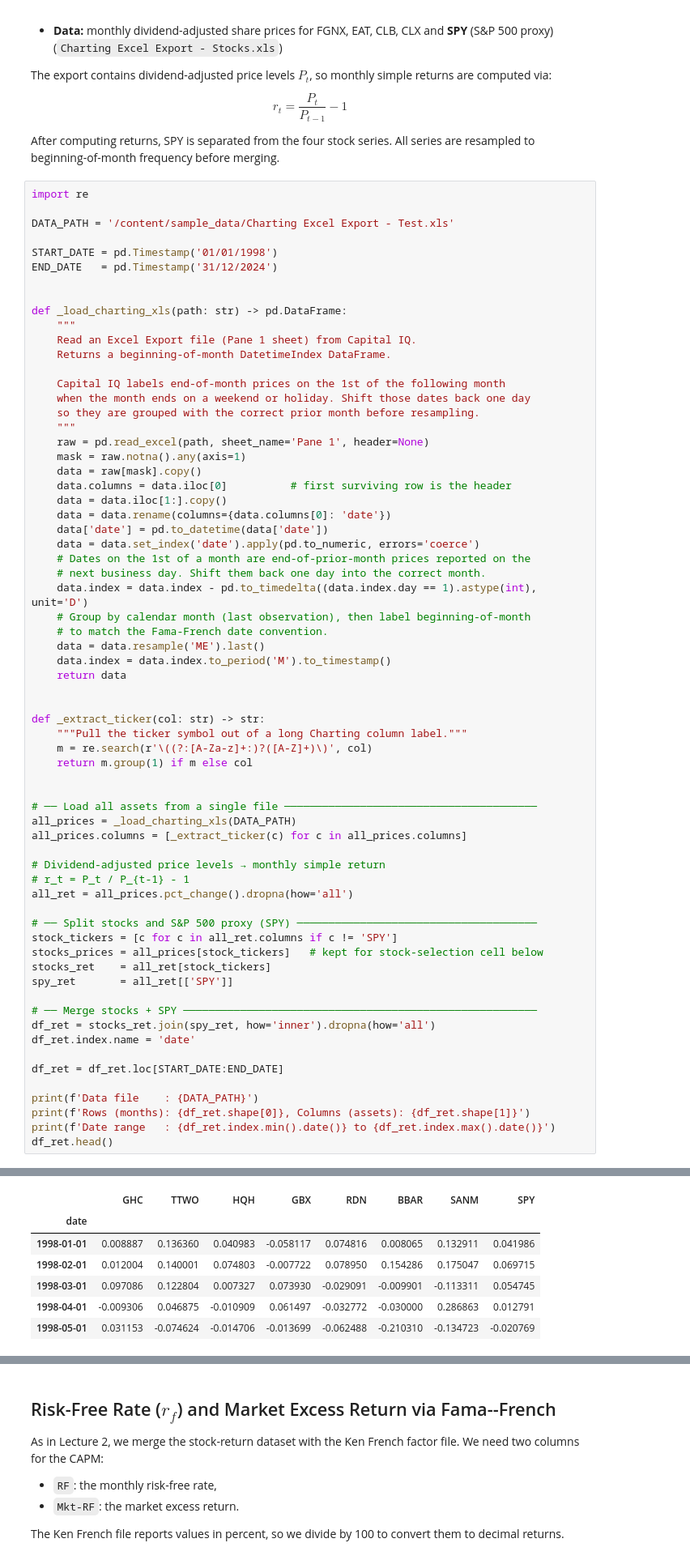
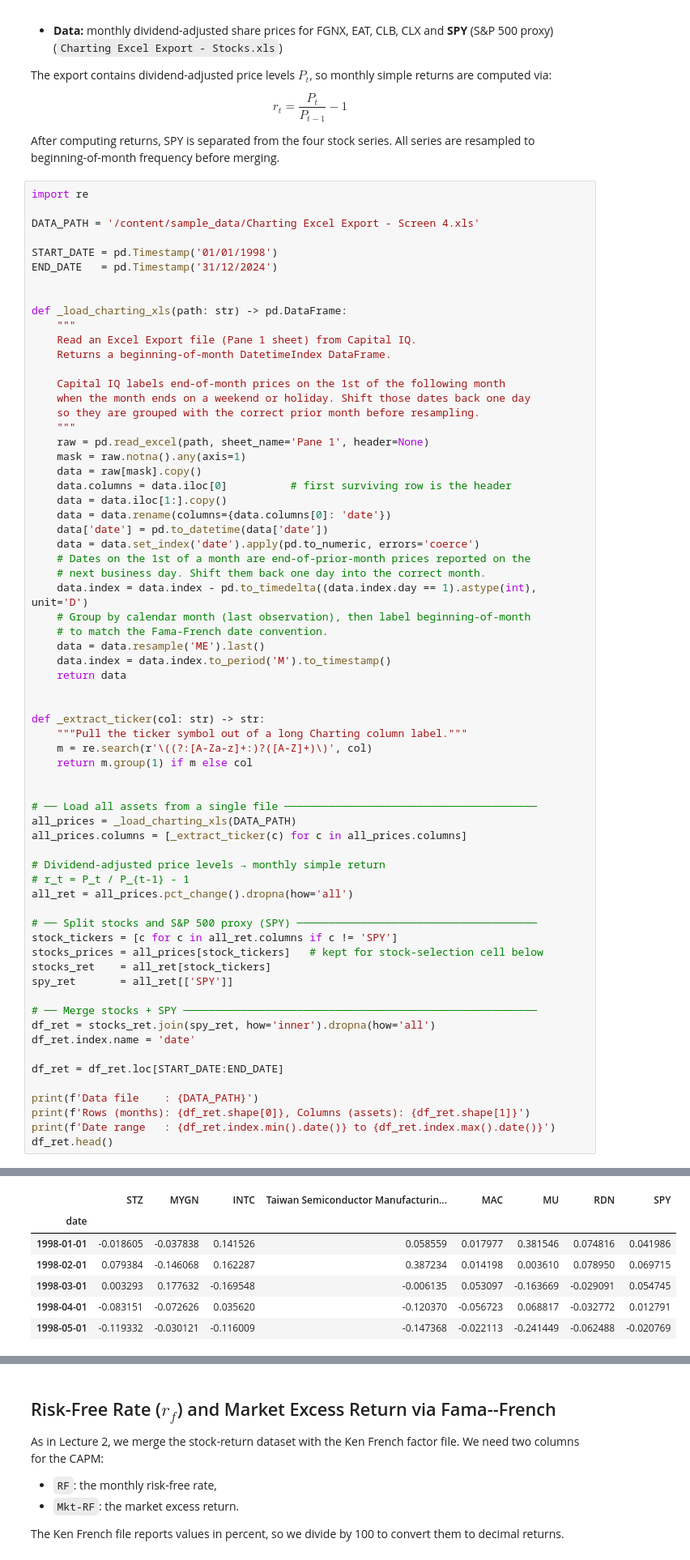
Before and after one commit to dwel760/python361b, a Jupyter notebook: A12/A12Notebook.ipynb, the cells around one changed output, grey strips where cells are left out. Shown at 81% size. Drawn from its saved outputs; the diff is of its cells as text.

```diff
--- a/A12/A12Notebook.ipynb
+++ b/A12/A12Notebook.ipynb
@@ -41,7 +41,7 @@ After computing returns, SPY is separated from the four stock series. All series
 # %%
 import re
 
-DATA_PATH = '/content/sample_data/Charting Excel Export - Test.xls'
+DATA_PATH = '/content/sample_data/Charting Excel Export - Screen 4.xls'
 
 START_DATE = pd.Timestamp('01/01/1998')
 END_DATE   = pd.Timestamp('31/12/2024')
@@ -109,12 +109,12 @@ Data file    : /content/sample_data/Charting Excel Export - Test.xls
 Rows (months): 324, Columns (assets): 8
 Date range   : 1998-01-01 to 2024-12-01
-|  | GHC | TTWO | HQH | GBX | RDN | BBAR | SANM | SPY |
+|  | STZ | MYGN | INTC | Taiwan Semiconductor Manufacturin... | MAC | MU | RDN | SPY |
 | date |  |  |  |  |  |  |  |  |
-| 1998-01-01 | 0.008887 | 0.136360 | 0.040983 | -0.058117 | 0.074816 | 0.008065 | 0.132911 | 0.041986 |
-| 1998-02-01 | 0.012004 | 0.140001 | 0.074803 | -0.007722 | 0.078950 | 0.154286 | 0.175047 | 0.069715 |
-| 1998-03-01 | 0.097086 | 0.122804 | 0.007327 | 0.073930 | -0.029091 | -0.009901 | -0.113311 | 0.054745 |
-| 1998-04-01 | -0.009306 | 0.046875 | -0.010909 | 0.061497 | -0.032772 | -0.030000 | 0.286863 | 0.012791 |
-| 1998-05-01 | 0.031153 | -0.074624 | -0.014706 | -0.013699 | -0.062488 | -0.210310 | -0.134723 | -0.020769 |
+| 1998-01-01 | -0.018605 | -0.037838 | 0.141526 | 0.058559 | 0.017977 | 0.381546 | 0.074816 | 0.041986 |
+| 1998-02-01 | 0.079384 | -0.146068 | 0.162287 | 0.387234 | 0.014198 | 0.003610 | 0.078950 | 0.069715 |
+| 1998-03-01 | 0.003293 | 0.177632 | -0.169548 | -0.006135 | 0.053097 | -0.163669 | -0.029091 | 0.054745 |
+| 1998-04-01 | -0.083151 | -0.072626 | 0.035620 | -0.120370 | -0.056723 | 0.068817 | -0.032772 | 0.012791 |
+| 1998-05-01 | -0.119332 | -0.030121 | -0.116009 | -0.147368 | -0.022113 | -0.241449 | -0.062488 | -0.020769 |
 # %%
 df_ret.info()
 # %% [output]
```
Also changed, not shown: parts of 24 cells of this notebook.
